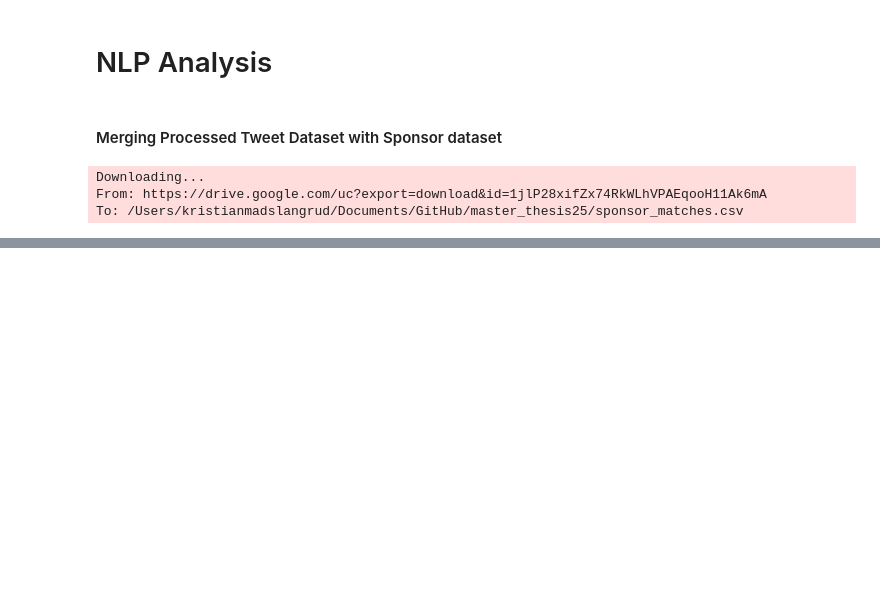
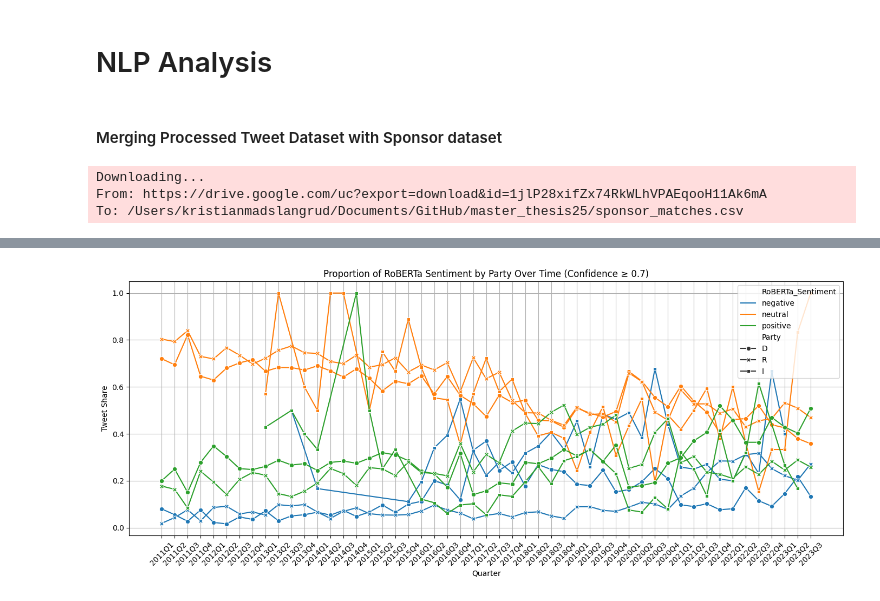
Before and after one commit to deerhjorth/master_thesis25, a Jupyter notebook: data_cleaning.ipynb, the cells around one changed output, grey strips where cells are left out. Saved outputs shown, nothing was run; the diff lists cells and outputs as text; code cells hidden in the pictures; blank space fills up the shorter version.

```diff
--- a/data_cleaning.ipynb
+++ b/data_cleaning.ipynb
@@ -1296,0 +1345,56 @@ df_tweets = df_tweets.merge(df_bills_final[['twitter_id','SponsorParty']],how='l
+# %%
+# Define sentiment label mapping
+label_map = {
+    "LABEL_0": "negative",
+    "LABEL_1": "neutral",
+    "LABEL_2": "positive"}
+
+# Apply label mapping
+df_tweets["RoBERTa_Sentiment"] = df_tweets["RoBERTa_Label"].map(label_map)
+
+# Filter by confidence score threshold
+confidence_threshold = 0.7
+filtered_df = df_tweets[df_tweets["RoBERTa_Score"] >= confidence_threshold].copy()
+
+# Group by quarter, party, sentiment
+sentiment_counts = (
+    filtered_df.groupby(["Quarter", "SponsorParty", "RoBERTa_Sentiment"])
+    .size()
+    .reset_index(name="Tweet_Count"))
+
+# Calculate total tweets per party per quarter
+total_counts = (
+    sentiment_counts.groupby(["Quarter", "SponsorParty"])["Tweet_Count"]
+    .sum()
+    .reset_index(name="Total_Tweets"))
+
+# Merge totals back into sentiment data
+normalized_df = sentiment_counts.merge(total_counts, on=["Quarter", "SponsorParty"])
+
+# Compute proportion
+normalized_df["Tweet_Share"] = normalized_df["Tweet_Count"] / normalized_df["Total_Tweets"]
+
+# Clean for plotting
+normalized_df.rename(columns={"SponsorParty": "Party"}, inplace=True)
+normalized_df["Quarter"] = normalized_df["Quarter"].astype(str)
+
+# Plot normalized tweet sentiment share
+plt.figure(figsize=(14, 6))
+sns.lineplot(
+    data=normalized_df,
+    x="Quarter",
+    y="Tweet_Share",
+    hue="RoBERTa_Sentiment",
+    style="Party",
+    markers=True,
+    dashes=False
+)
+plt.title(f"Proportion of RoBERTa Sentiment by Party Over Time (Confidence ≥ {confidence_threshold})")
+plt.ylabel("Tweet Share")
+plt.xlabel("Quarter")
+plt.xticks(rotation=45)
+plt.grid(True)
+plt.tight_layout()
+plt.show()
+# %% [output]
+[figure, added]
```
Also changed, not shown: parts of 11 cells of this notebook.
